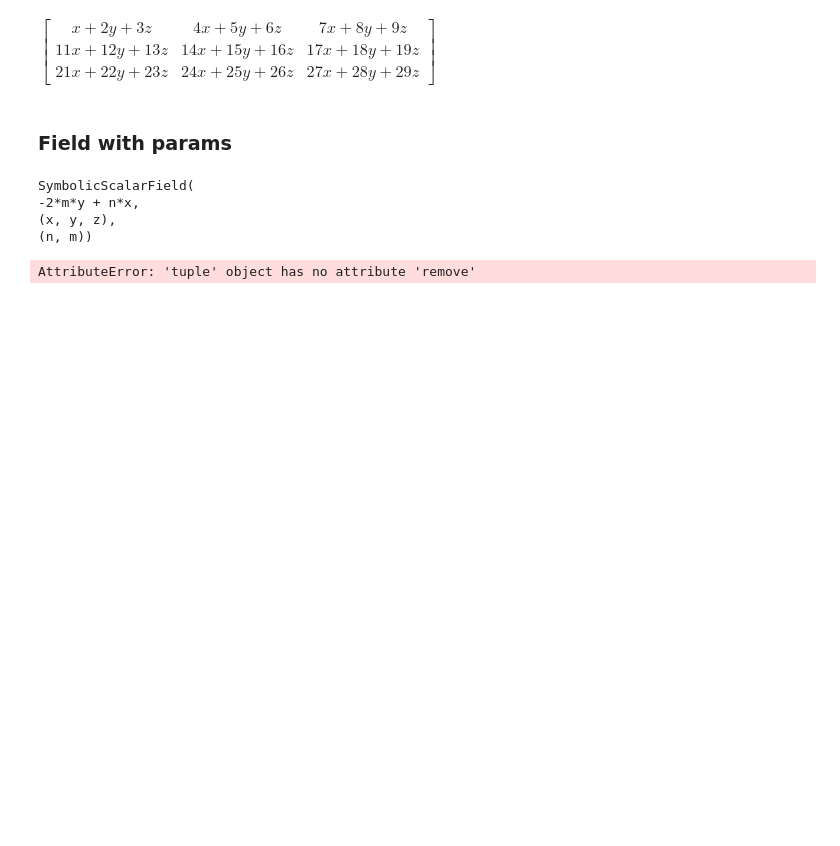
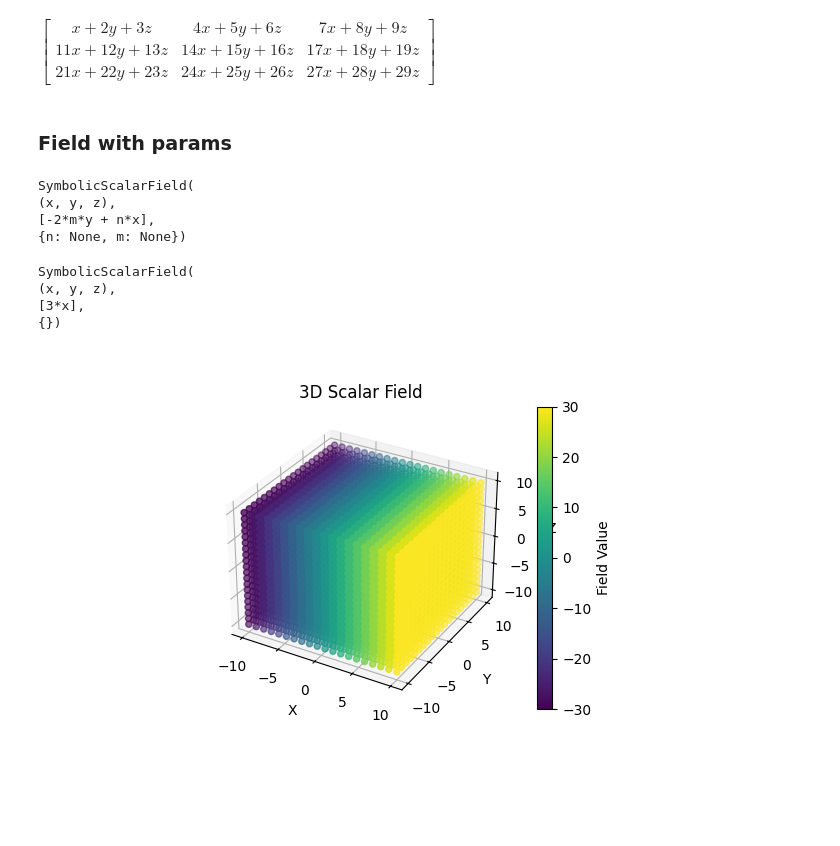
Before and after one commit to obouchaara/mechpy, a Jupyter notebook: notebooks/symbolic/field.ipynb, the cells around one changed output. Cells and saved outputs as stored; diff of their text form; code cells hidden in the pictures; blank space fills up the shorter version.

```diff
--- a/notebooks/symbolic/field.ipynb
+++ b/notebooks/symbolic/field.ipynb
@@ -103,17 +113,28 @@ $\displaystyle \left[\begin{matrix}x + 2 y + 3 z & 4 x + 5 y + 6 z & 7 x + 8 y +
 # %% [markdown]
 ### Field with params
 # %%
-field_params = sp.symbols("n m")
-n, m = field_params
-data = sp.Array([1*n, -2*m, 0])
-linear_scalar_field = SymbolicScalarField.create_linear(data, field_params=field_params)
+n, m = sp.symbols("n m")
+field_params = {
+    n: None,
+    m: None,
+}
+data = sp.Array([1 * n, -2 * m, 0])
+linear_scalar_field = SymbolicScalarField.create_linear(
+    data=data,
+    field_params=field_params,
+)
 display(linear_scalar_field)
 linear_scalar_field.subs_field_params({n: 3})
 linear_scalar_field.subs_field_params({m: 0})
+display(linear_scalar_field)
 linear_scalar_field.plot()
 # %% [output]
 SymbolicScalarField(
--2*m*y + n*x,
 (x, y, z),
-(n, m))
+[-2*m*y + n*x],
+{n: None, m: None})
-AttributeError: 'tuple' object has no attribute 'remove'
+SymbolicScalarField(
+(x, y, z),
+[3*x],
+{})
+[figure, added]
```
Also changed, not shown: parts of 15 cells of this notebook, 2 other files.
